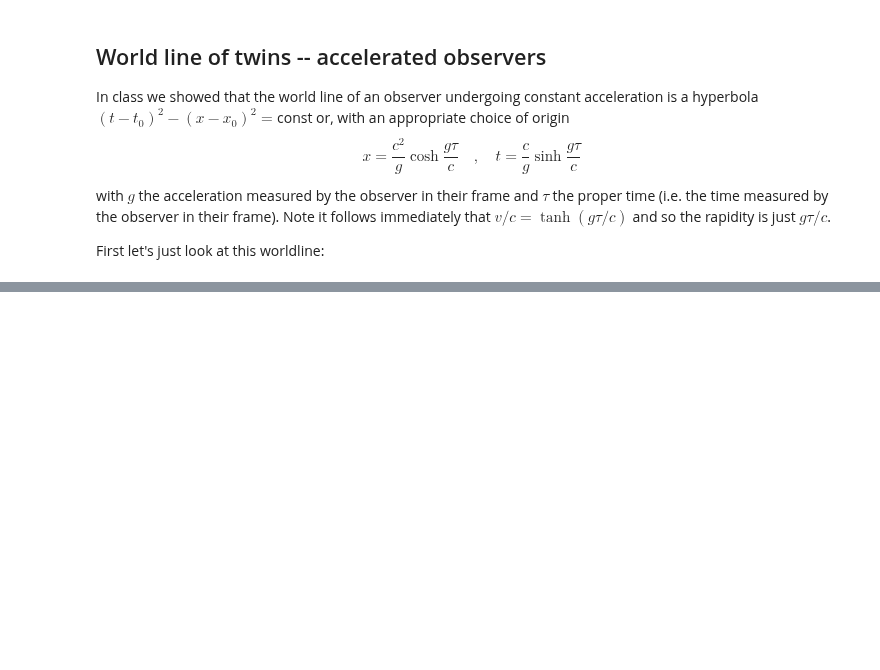
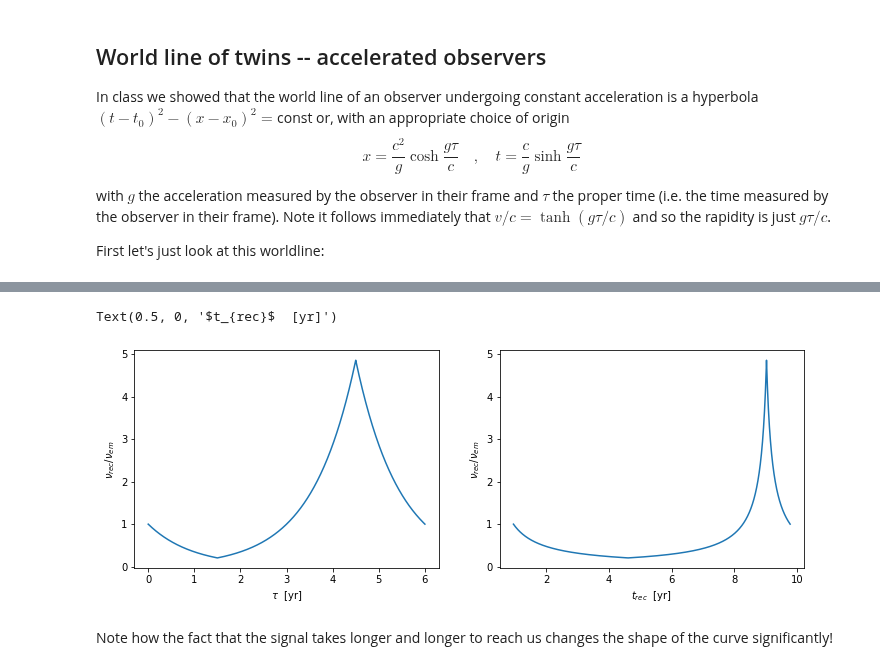
Before and after one commit to LBJ-Wade/Notebooks_cosmology, a Jupyter notebook: physics209/Twins.ipynb, the cells around one changed output, grey strips where cells are left out. Cells and saved outputs as stored; diff of their text form; code cells hidden in the pictures; blank space fills up the shorter version.

```diff
--- a/physics209/Twins.ipynb
+++ b/physics209/Twins.ipynb
@@ -59,0 +117,18 @@ Look at the derivation for e.g. sinusoidal acceleration.
+# %%
+nu_em = 1.0
+nu_rec= nu_em * np.sqrt( (1-vv/cc)/(1+vv/cc) )
+tt_rec= tt + xx/cc
+# %%
+fig,ax = plt.subplots(1,2,figsize=(12,4))
+ax[0].plot(tau/yr,nu_rec/nu_em)
+ax[0].set_ylabel(r'$\nu_{rec}/\nu_{em}$')
+ax[0].set_xlabel(r'$\tau$  [yr]')
+#
+ax[1].plot(tt_rec/yr,nu_rec/nu_em)
+ax[1].set_ylabel(r'$\nu_{rec}/\nu_{em}$')
+ax[1].set_xlabel(r'$t_{rec}$  [yr]')
+# %% [output]
+Text(0.5, 0, '$t_{rec}$  [yr]')
+[figure, added]
+# %% [markdown]
+Note how the fact that the signal takes longer and longer to reach us changes the shape of the curve significantly!
```
Also changed, not shown: parts of 16 cells of this notebook.
